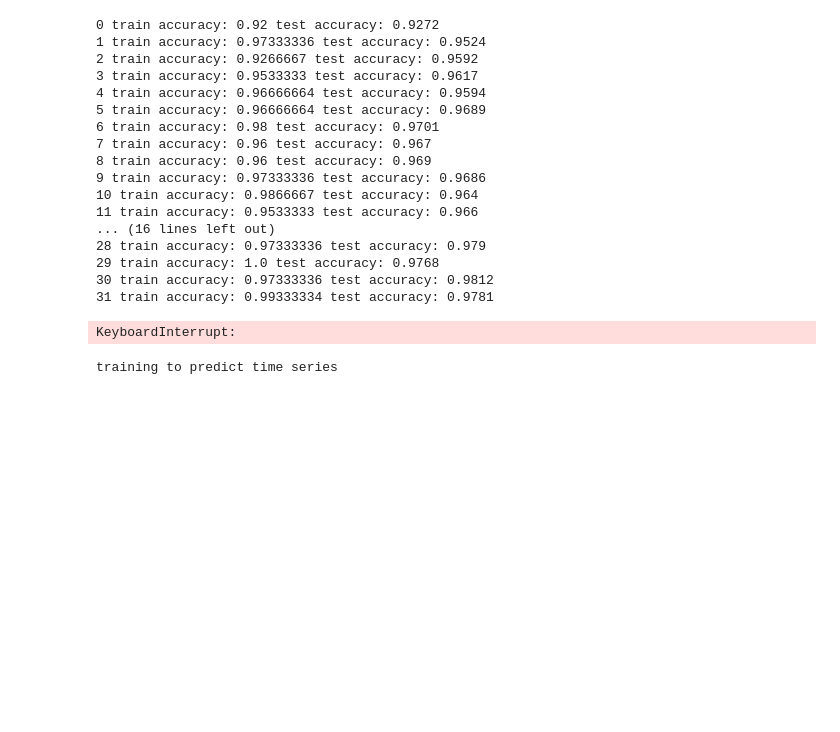
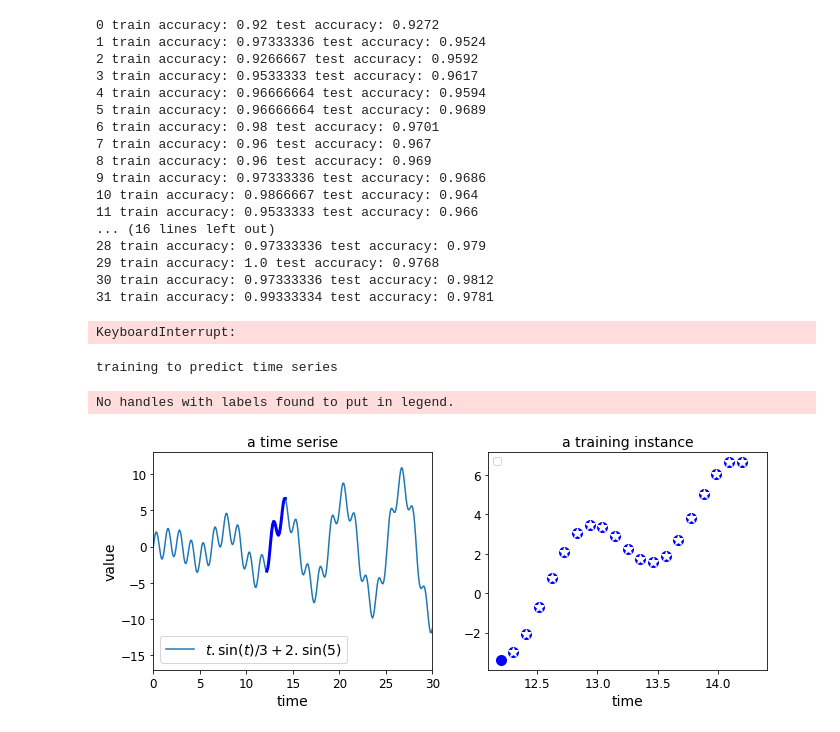
Before and after one commit to soujiro0725/spark-environment, a Jupyter notebook: python/RNN and LSTM.ipynb, the cells around one changed output. Cells and saved outputs as stored; diff of their text form; code cells hidden in the pictures; blank space fills up the shorter version.

Commit message:
time series added

```diff
--- a/python/RNN and LSTM.ipynb
+++ b/python/RNN and LSTM.ipynb
@@ -283,3 +283,41 @@ KeyboardInterrupt:
 print("training to predict time series")
 # %% [output]
 training to predict time series
+# %%
+t_min, t_max = 0, 30
+resolution = 0.1
+
+def time_series(t):
+    return t * np.sin(t) / 3 + 2 * np.sin(t*5)
+
+def next_batch(batch_size, n_steps):
+    t0 = np.random.rand(batch_size, 1) * (t_max - t_min - n_steps * resolution)
+    Ts = t0 + np.arange(0., n_steps + 1)  * resolution
+    ys = time_series(Ts)
+    return ys[:, :-1].reshape(-1, n_steps, 1), ys[:, 1:].reshape(-1, n_steps, 1)
+# %%
+t = np.linspace(t_min, t_max, int((t_max - t_min) / resolution))
+n_steps = 20
+t_instance = np.linspace(12.2, 12.2 + resolution * (n_steps + 1), n_steps + 1)
+
+plt.figure(figsize=(11,4))
+plt.subplot(121)
+plt.title("a time serise", fontsize=14)
+plt.plot(t, time_series(t), label=r"$t . \sin(t) / 3 + 2 . \sin(5)$")
+plt.plot(t_instance[:-1], time_series(t_instance[:-1]), "b-", linewidth=3, label="")
+plt.legend(loc="lower left", fontsize=14)
+plt.axis([0, 30, -17, 13])
+plt.xlabel("time")
+plt.ylabel("value")
+
+plt.subplot(122)
+plt.title("a training instance", fontsize=14)
+plt.plot(t_instance[:-1], time_series(t_instance[:-1]), "bo", markersize=10, label="")
+plt.plot(t_instance[1:], time_series(t_instance[1:]), "w*", markersize=10, label="")
+plt.legend(loc="upper left")
+plt.xlabel("time")
+
+plt.show()
+# %% [output]
+No handles with labels found to put in legend.
+[figure, added]
```
Also changed, not shown: parts of 6 cells of this notebook.
